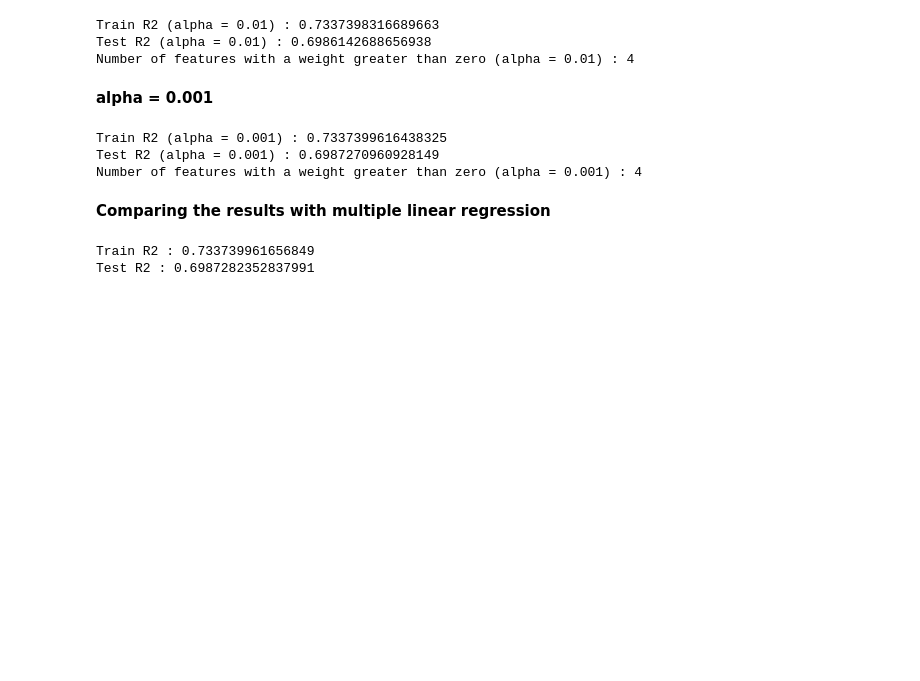
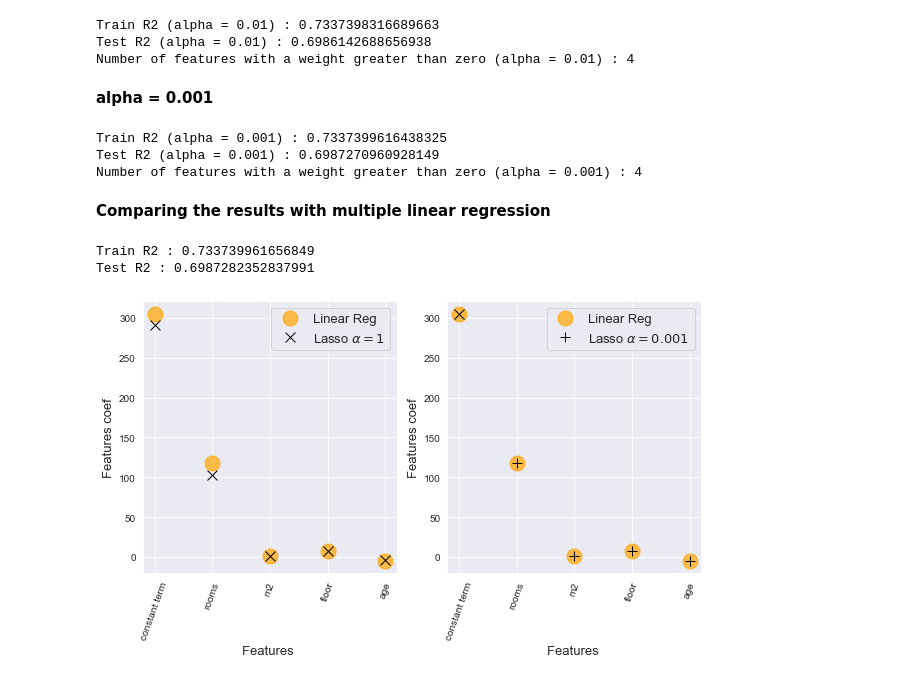
Before and after one commit to batuhanmtl/Machine-Learning, a Jupyter notebook: Supervised Learning/Model Regularization/Regularization.ipynb, the cells around one changed output. Cells and saved outputs as stored; diff of their text form; code cells hidden in the pictures; blank space fills up the shorter version.

```diff
--- a/Supervised Learning/Model Regularization/Regularization.ipynb
+++ b/Supervised Learning/Model Regularization/Regularization.ipynb
@@ -121,3 +121,43 @@ print('Test R2 :',lr_test_score)
 # %% [output]
 Train R2 : 0.733739961656849
 Test R2 : 0.6987282352837991
+# %%
+plt.figure(figsize=(10,5))
+plt.subplot(1,2,1)
+
+plt.plot((1,2,3,4),lr.coef_,alpha=0.7,linestyle='none',marker='o',markersize=15,color='orange',label='Linear Reg',zorder=2)
+
+plt.plot((1,2,3,4),lasso.coef_,alpha=1,linestyle='none',marker='x',markersize=10,color='black',label=r'Lasso $ \alpha = 1$',zorder=7)
+
+plt.plot(0,lr.intercept_,alpha=0.7,linestyle='none',marker='o',markersize=15,color='orange')
+
+plt.plot(0,lasso.intercept_,alpha=1,linestyle='none',marker='x',markersize=10,color='black')
+
+plt.xticks([0,1,2,3,4],('constant term','rooms','m2','floor','age'),rotation='70')
+
+plt.xlabel('Features ',fontsize=13)
+
+plt.ylabel('Features coef',fontsize=13)
+
+plt.legend(fontsize=13,loc='upper right')
+
+plt.subplot(1,2,2)
+
+plt.plot((1,2,3,4),lr.coef_,alpha=0.7,linestyle='none',marker='o',markersize=15,color='orange',label='Linear Reg',zorder=2)
+
+plt.plot((1,2,3,4),lasso00001.coef_,alpha=1,linestyle='none',marker='+',markersize=10,color='black',label=r'Lasso $ \alpha = 0.001$')
+
+plt.plot(0,lr.intercept_,alpha=0.7,linestyle='none',marker='o',markersize=15,color='orange')
+
+plt.plot(0,lasso00001.intercept_,alpha=1,linestyle='none',marker='x',markersize=10,color='black')
+
+plt.xticks([0,1,2,3,4],('constant term','rooms','m2','floor','age'),rotation='70')
+
+plt.xlabel('Features ',fontsize=13)
+
+plt.ylabel('Features coef',fontsize=13)
+plt.legend(fontsize=13,loc='upper right')
+
+plt.show()
+# %% [output]
+[figure, added]
```
